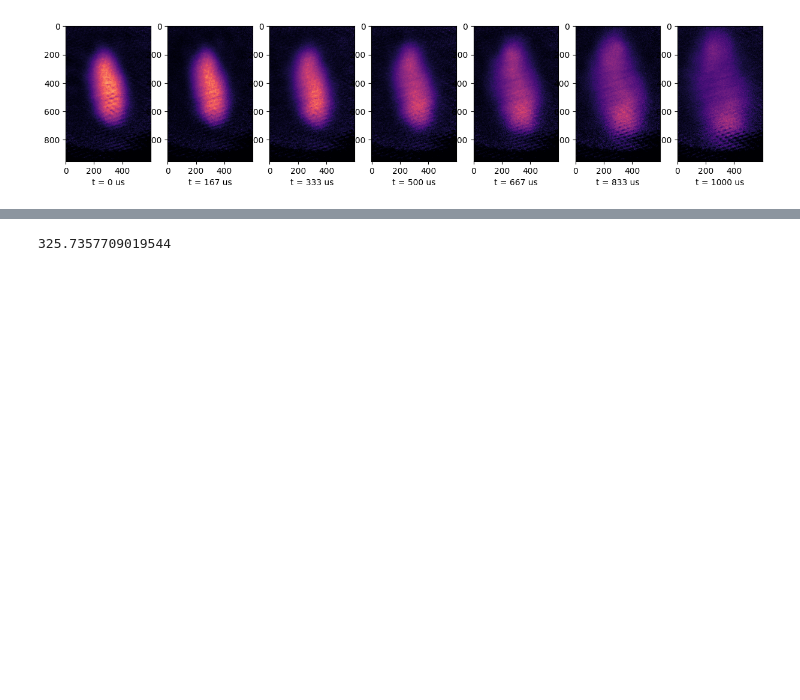
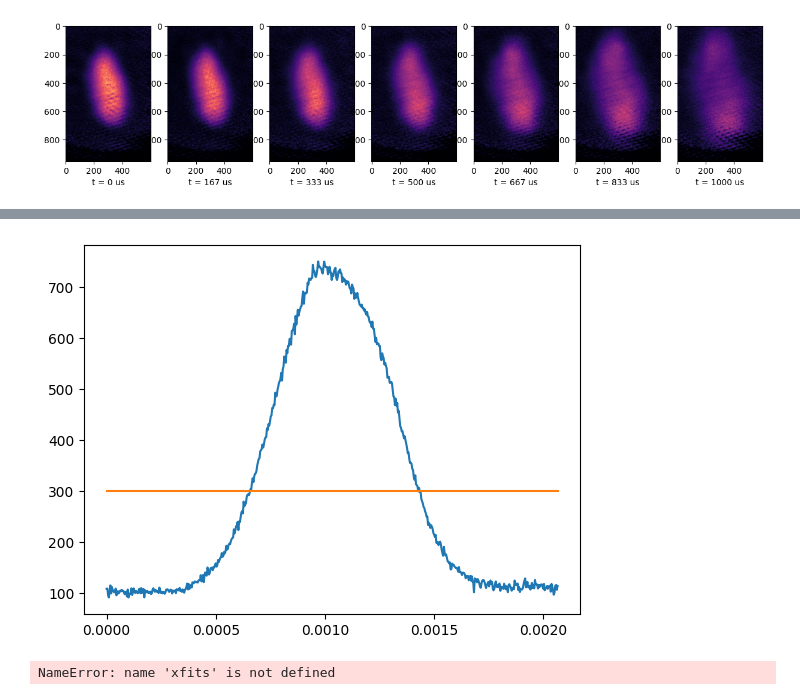
Before and after one commit to ucsb-amo/k-exp, a Jupyter notebook: kexp/analysis/preview/OD_viewer.ipynb, the cells around one changed output, grey strips where cells are left out. Drawn from its saved outputs; the diff is of its cells as text; code cells hidden in the pictures; blank space fills up the shorter version.

```diff
--- a/kexp/analysis/preview/OD_viewer.ipynb
+++ b/kexp/analysis/preview/OD_viewer.ipynb
@@ -124,3 +80,3 @@ plt.show()
 # %%
 import kexp.analysis.image_processing.compute_gaussian_cloud_params as cgcp
-xfits = cgcp.fit_gaussian_summedOD(summedODx)
+fits = cgcp.fit_gaussian_summedOD(summedODx)
@@ -127,10 +101,21 @@ xfits = cgcp.fit_gaussian_summedOD(summedODx)
-# %%
-xfits[0].sigma
-# %% [output]
-325.7357709019544
+# %%
+idx = 0
+
+yfit = fits[idx].y_fitdata
+ydata = fits[idx].ydata
+xdata = fits[idx].xdata
+
+plt.figure()
+plt.plot(xdata,ydata)
+plt.plot(xdata,yfit)
+plt.show()
+# %% [output]
+[figure, added]
 # %%
-widths = [x.sigma for x in xfits]
-t = data['t_tof_list_s']
+widths = [x.sigma for x in fits]
+t = np.array(data['t_tof_list_s'])
+# %% [output]
+NameError: name 'xfits' is not defined
 # %%
 plt.figure()
 plt.plot(t * 1.e6,widths)
```
Also changed, not shown: parts of 13 cells of this notebook.
